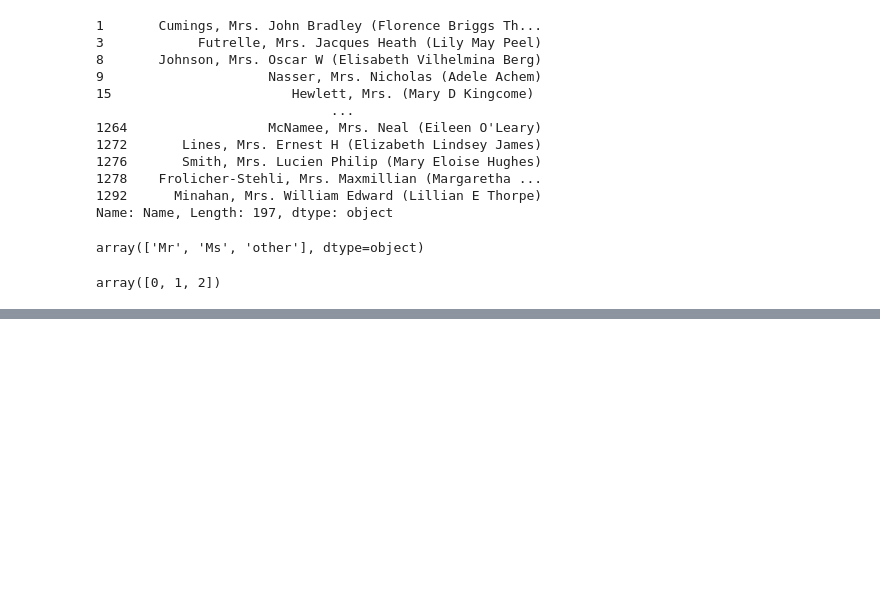
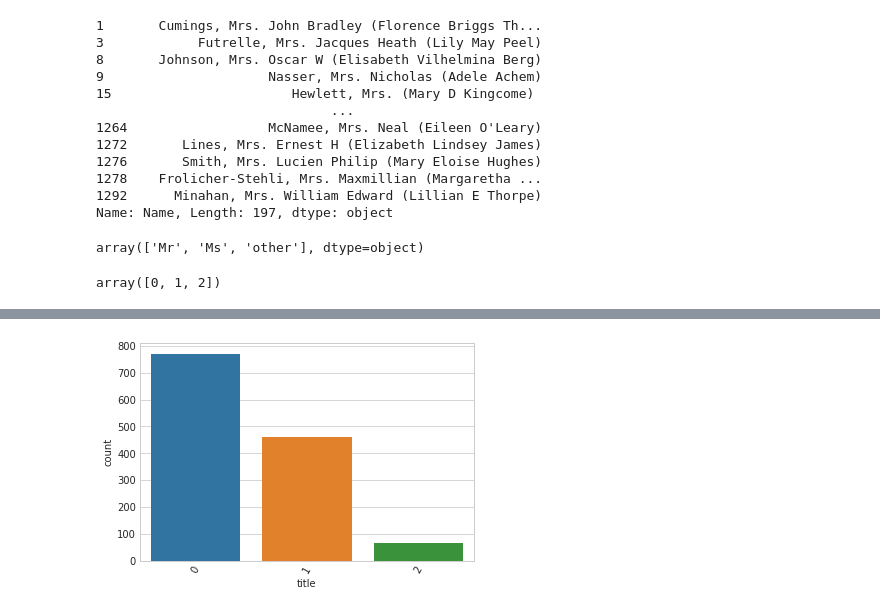
Before and after one commit to TolgaTANRISEVER/titanic-EDA, a Jupyter notebook: titanic-eda.ipynb, the cells around one changed output, grey strips where cells are left out. Drawn from its saved outputs; the diff is of its cells as text; code cells hidden in the pictures; blank space fills up the shorter version.

```diff
--- a/titanic-eda.ipynb
+++ b/titanic-eda.ipynb
@@ -1025,0 +1054,6 @@ array([0, 1, 2])
+# %%
+sns.countplot(x="title", data = train_df)
+plt.xticks(rotation = 60)
+plt.show()
+# %% [output]
+[figure, added]
```
Also changed, not shown: parts of 68 cells of this notebook.
